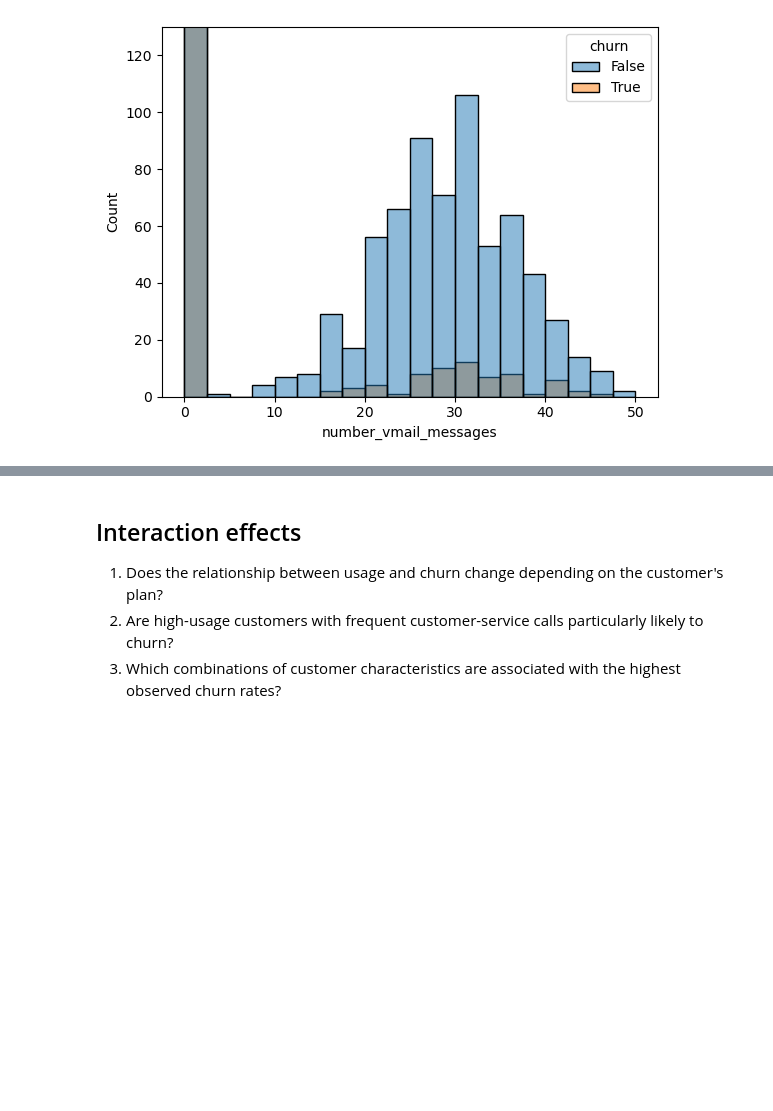
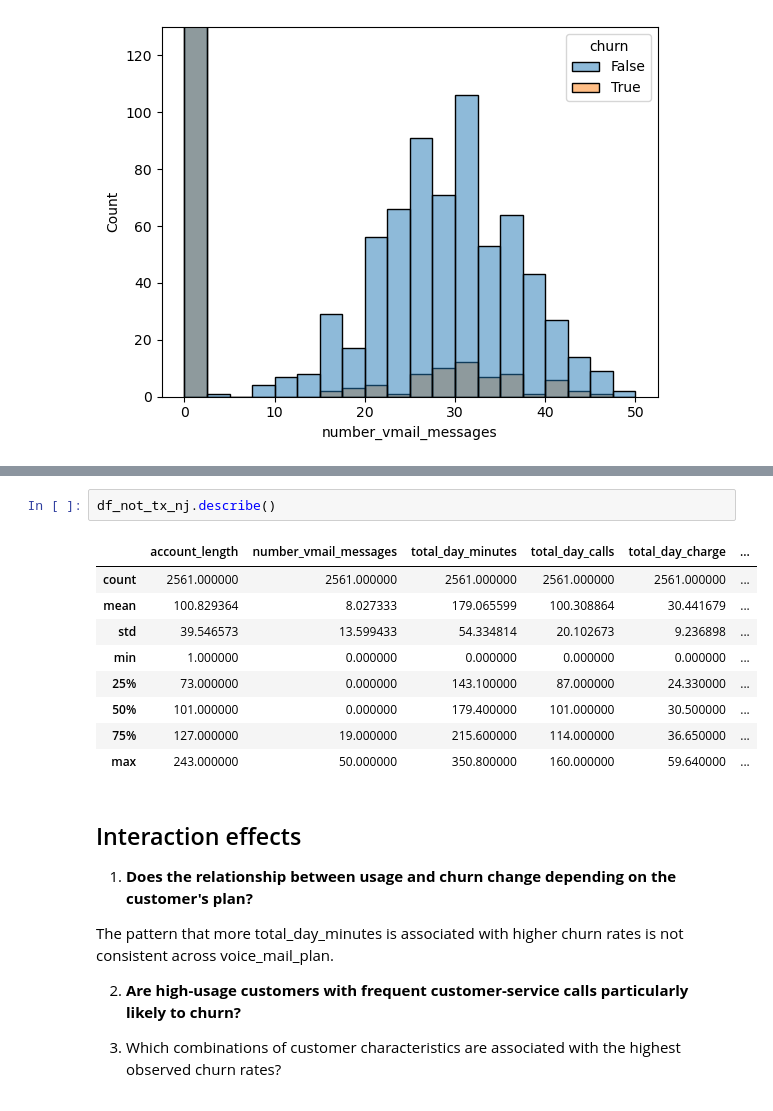
Before and after one commit to Erfan-Taherirani/Data_Science, a Jupyter notebook: Telecom Customer Churn/notebooks/eda.ipynb, the cells around one changed output, grey strips where cells are left out. Drawn from its saved outputs; the diff is of its cells as text; blank space fills up the shorter version.

```diff
--- a/Telecom Customer Churn/notebooks/data_understanding.ipynb
+++ b/Telecom Customer Churn/notebooks/eda.ipynb
@@ -522,6 +602,24 @@ plt.ylim(0, 130)
+# %%
+df_not_tx_nj.describe()
+# %% [output]
+|  | account_length | number_vmail_messages | total_day_minutes | total_day_calls | total_day_charge | ... |
+| count | 2561.000000 | 2561.000000 | 2561.000000 | 2561.000000 | 2561.000000 | ... |
+| mean | 100.829364 | 8.027333 | 179.065599 | 100.308864 | 30.441679 | ... |
+| std | 39.546573 | 13.599433 | 54.334814 | 20.102673 | 9.236898 | ... |
+| min | 1.000000 | 0.000000 | 0.000000 | 0.000000 | 0.000000 | ... |
+| 25% | 73.000000 | 0.000000 | 143.100000 | 87.000000 | 24.330000 | ... |
+| 50% | 101.000000 | 0.000000 | 179.400000 | 101.000000 | 30.500000 | ... |
+| 75% | 127.000000 | 19.000000 | 215.600000 | 114.000000 | 36.650000 | ... |
+| max | 243.000000 | 50.000000 | 350.800000 | 160.000000 | 59.640000 | ... |
 # %% [markdown]
 ## Interaction effects
 
-1. Does the relationship between usage and churn change depending on the customer's plan?
-2. Are high-usage customers with frequent customer-service calls particularly likely to churn?
+1. **Does the relationship between usage and churn change depending on the customer's plan?**
+
+The pattern that more total_day_minutes is associated with higher churn rates is not consistent across voice_mail_plan.
+
+2. **Are high-usage customers with frequent customer-service calls particularly likely to churn?**
+
+
+
 3. Which combinations of customer characteristics are associated with the highest observed churn rates?
```
Also changed, not shown: parts of 17 cells of this notebook.
